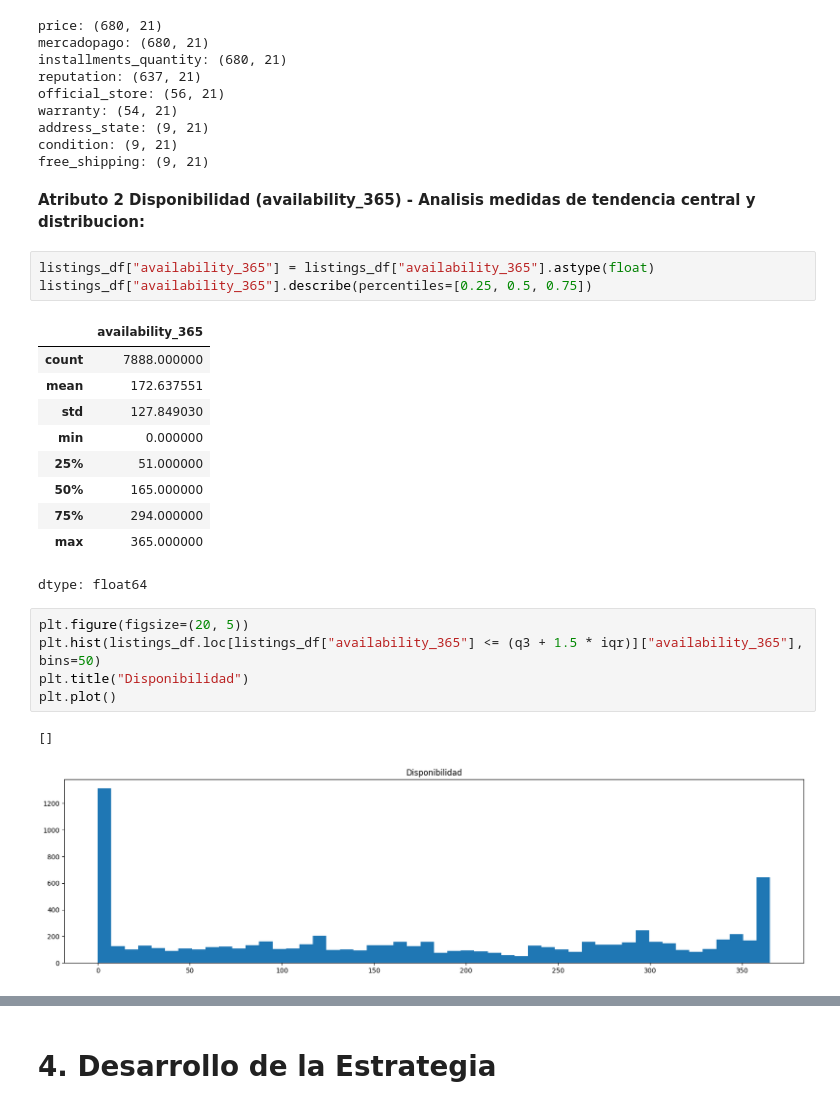
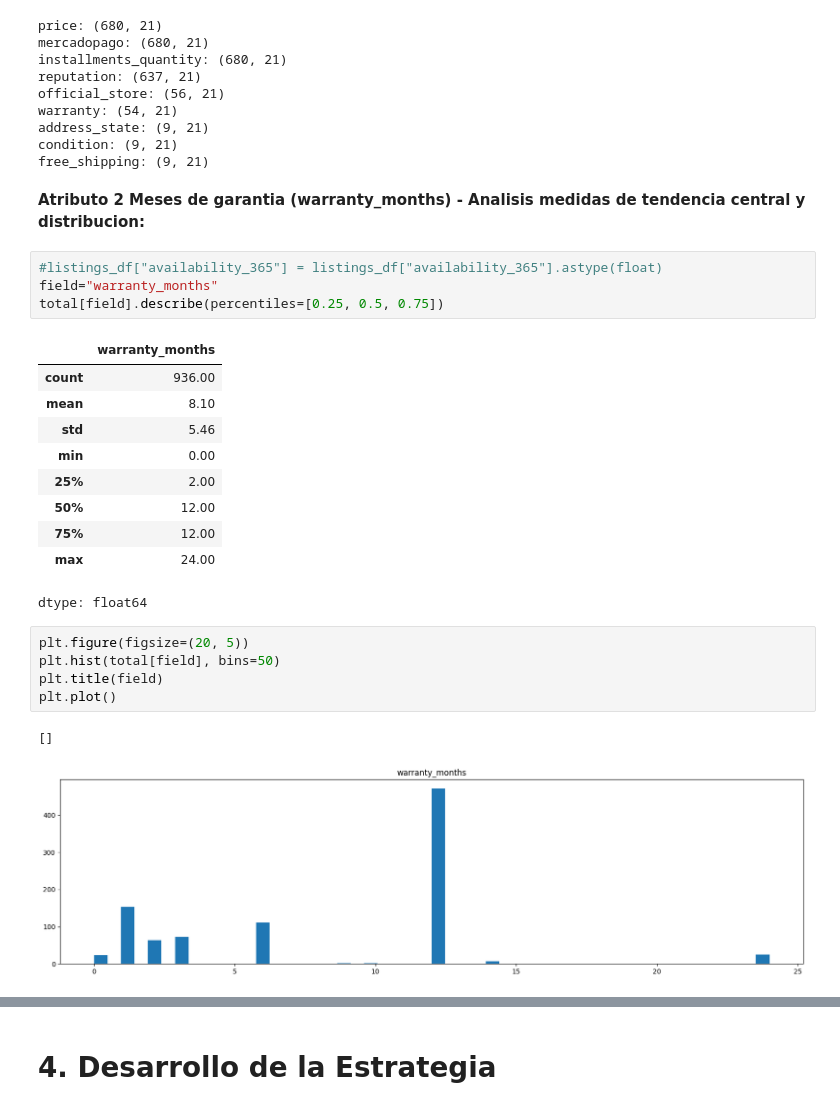
Before and after one commit to amrios80/eda-jobs, a Jupyter notebook: parcial1/parcial1.ipynb, the cells around one changed output, grey strips where cells are left out. Drawn from its saved outputs; the diff is of its cells as text.

```diff
--- a/parcial1/parcial1.ipynb
+++ b/parcial1/parcial1.ipynb
@@ -374,27 +385,28 @@ address_state: (9, 21)
 condition: (9, 21)
 free_shipping: (9, 21)
 # %% [markdown]
-**Atributo 2 Disponibilidad (availability_365) - Analisis medidas de tendencia central y distribucion:**
+**Atributo 2 Meses de garantia (warranty_months) - Analisis medidas de tendencia central y distribucion:**
 # %%
-listings_df["availability_365"] = listings_df["availability_365"].astype(float)
-listings_df["availability_365"].describe(percentiles=[0.25, 0.5, 0.75])
+#listings_df["availability_365"] = listings_df["availability_365"].astype(float)
+field="warranty_months"
+total[field].describe(percentiles=[0.25, 0.5, 0.75])
 # %% [output]
-|  | availability_365 |
-| count | 7888.000000 |
-| mean | 172.637551 |
-| std | 127.849030 |
-| min | 0.000000 |
-| 25% | 51.000000 |
-| 50% | 165.000000 |
-| 75% | 294.000000 |
-| max | 365.000000 |
+|  | warranty_months |
+| count | 936.00 |
+| mean | 8.10 |
+| std | 5.46 |
+| min | 0.00 |
+| 25% | 2.00 |
+| 50% | 12.00 |
+| 75% | 12.00 |
+| max | 24.00 |
 dtype: float64
 # %%
 plt.figure(figsize=(20, 5))
-plt.hist(listings_df.loc[listings_df["availability_365"] <= (q3 + 1.5 * iqr)]["availability_365"], bins=50)
-plt.title("Disponibilidad")
+plt.hist(total[field], bins=50)
+plt.title(field)
 plt.plot()
 # %% [output]
 []
-[figure, old version]
+[figure, new version]
 # %% [markdown]
```
Also changed, not shown: parts of 15 cells of this notebook.
